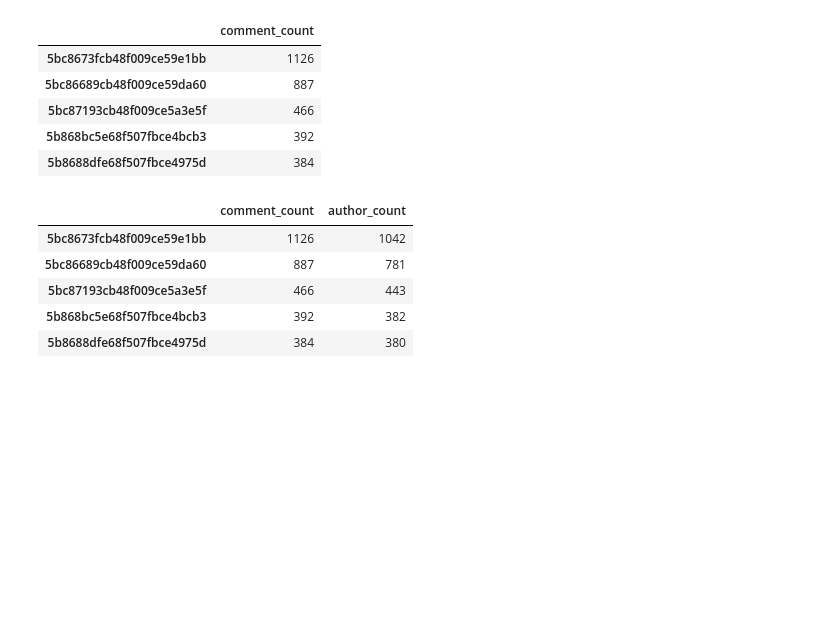
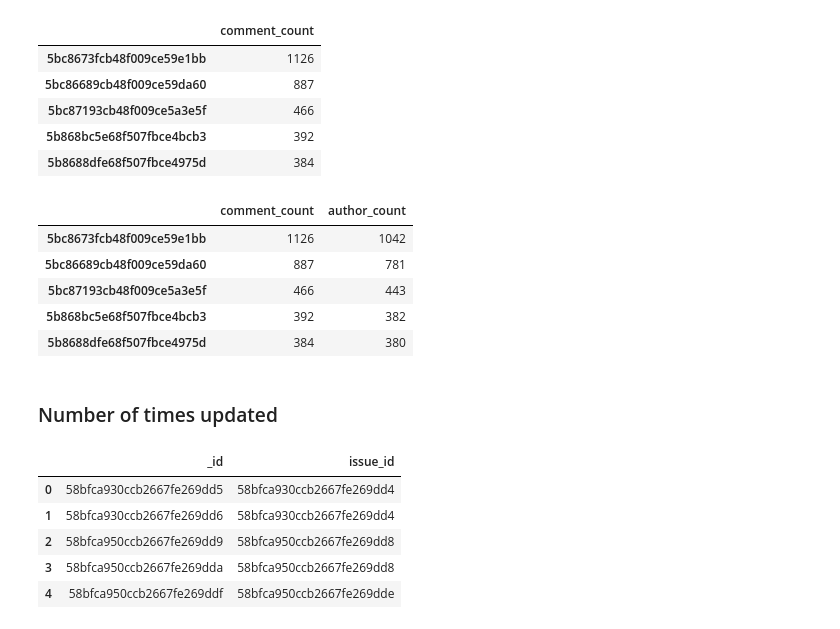
Before and after one commit to JaccoKiezebrink/2IMP40, a Jupyter notebook: DataCollection.ipynb, the cells around one changed output. Cells and saved outputs as stored; diff of their text form; code cells hidden in the pictures; blank space fills up the shorter version.

Commit message:
Finalized data collection and added datasets

```diff
--- a/DataCollection.ipynb
+++ b/DataCollection.ipynb
@@ -346,3 +288,17 @@ issue_comment_data.head()
 # %%
 # Merge issue_comment_data with cleaned issue data
 df = pd.merge(df, issue_comment_data, left_on='_id', right_index=True)
+# %% [markdown]
+### Number of times updated
+# %%
+db_events = list(db.event.find({}, {'issue_id'}))
+# %%
+df_events = pd.DataFrame(db_events)
+df_events.head()
+# %% [output]
+|  | _id | issue_id |
+| 0 | 58bfca930ccb2667fe269dd5 | 58bfca930ccb2667fe269dd4 |
+| 1 | 58bfca930ccb2667fe269dd6 | 58bfca930ccb2667fe269dd4 |
+| 2 | 58bfca950ccb2667fe269dd9 | 58bfca950ccb2667fe269dd8 |
+| 3 | 58bfca950ccb2667fe269dda | 58bfca950ccb2667fe269dd8 |
+| 4 | 58bfca950ccb2667fe269ddf | 58bfca950ccb2667fe269dde |
```
Also changed, not shown: parts of 39 cells of this notebook, 3 other files.
